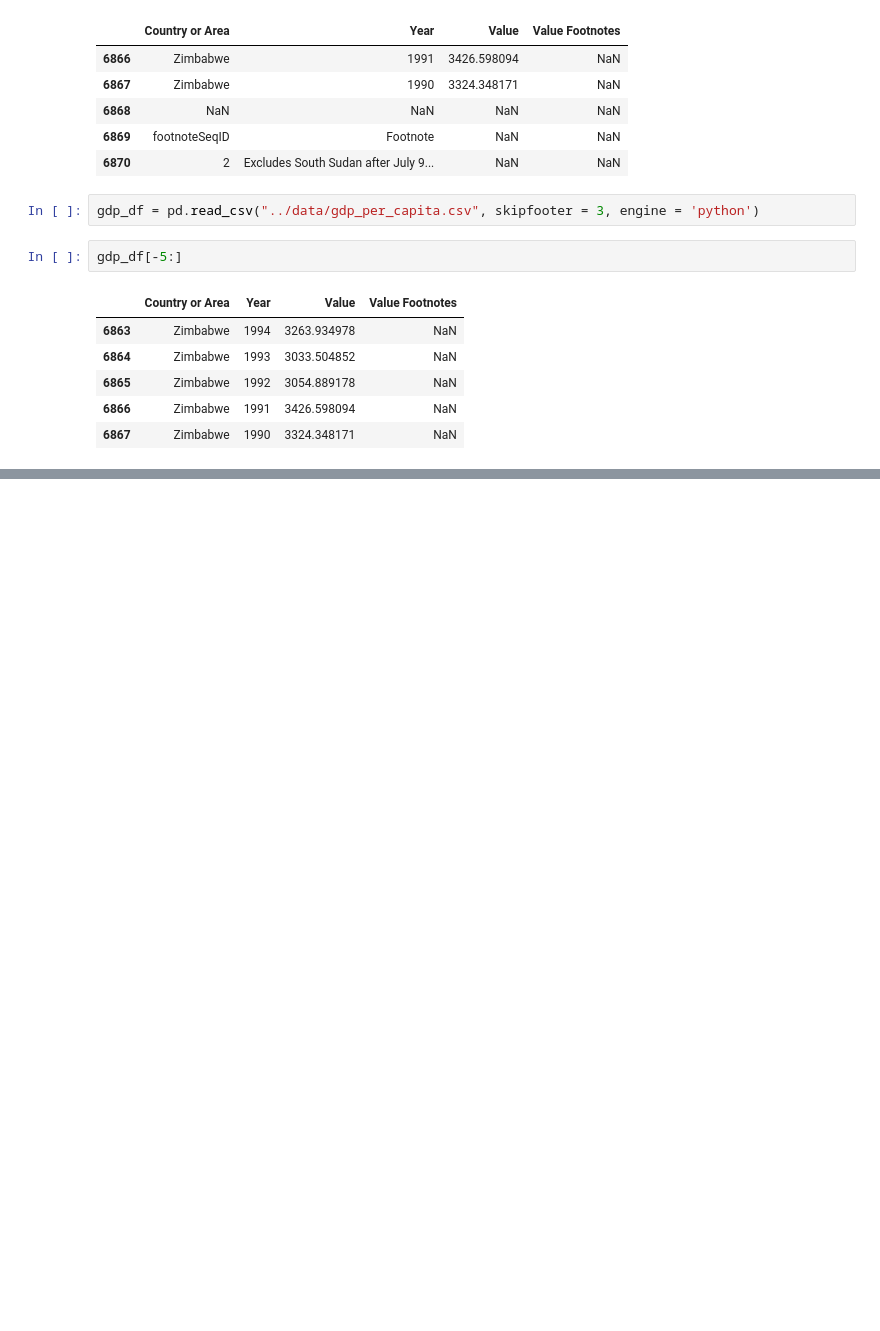
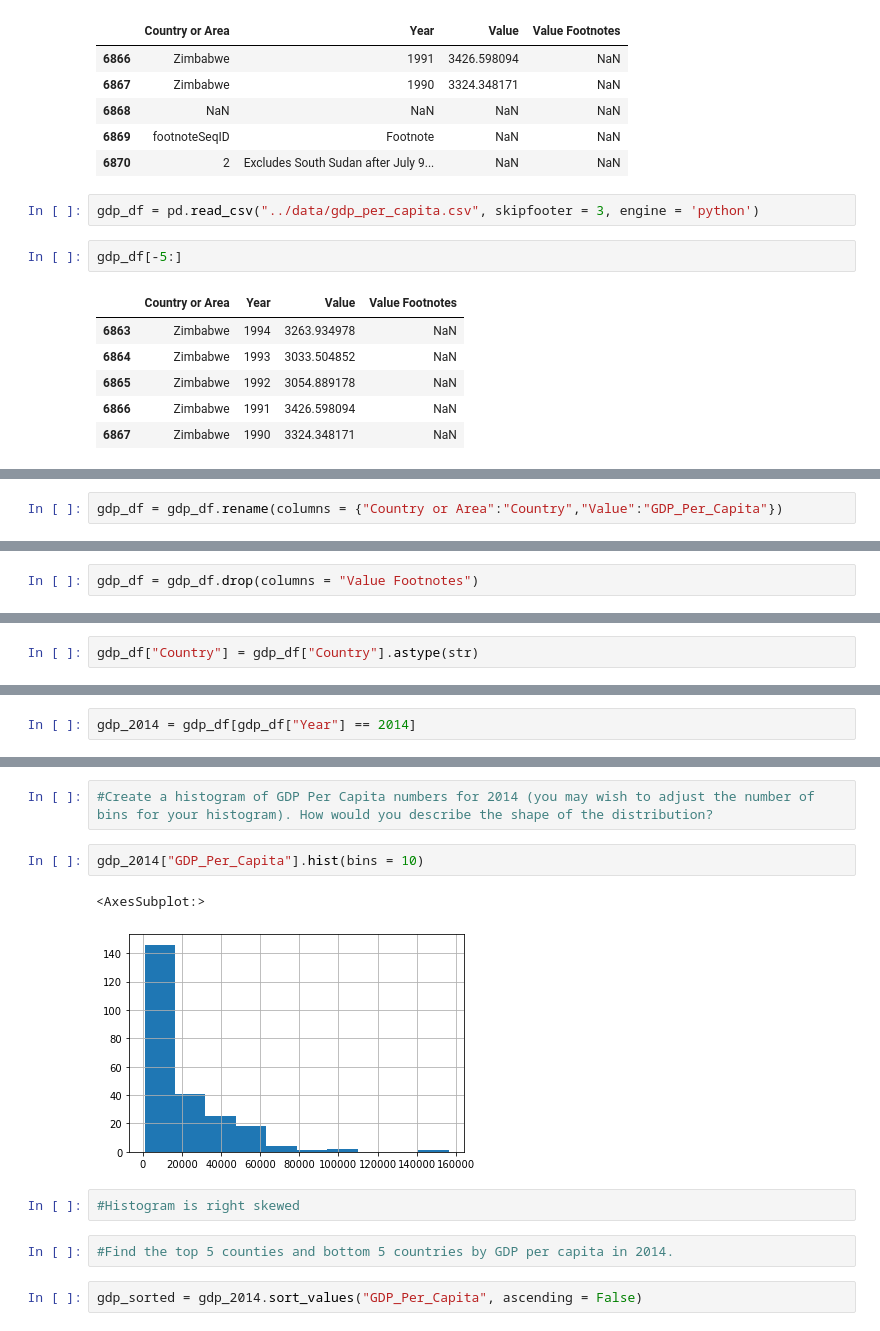
Before and after one commit to nss-data-science-cohort-5/un_exploration-jacob-parks98, a Jupyter notebook: notebooks/UN_Data_Exploration.ipynb, the cells around one changed output, grey strips where cells are left out. Drawn from its saved outputs; the diff is of its cells as text; blank space fills up the shorter version.

```diff
--- a/notebooks/UN_Data_Exploration.ipynb
+++ b/notebooks/UN_Data_Exploration.ipynb
@@ -43,0 +51,2 @@ gdp_df[-5:]
+# %%
+gdp_df = gdp_df.rename(columns = {"Country or Area":"Country","Value":"GDP_Per_Capita"})
@@ -43,0 +69,2 @@ gdp_df[-5:]
+# %%
+gdp_df = gdp_df.drop(columns = "Value Footnotes")
@@ -43,0 +102,2 @@ gdp_df[-5:]
+# %%
+gdp_df["Country"] = gdp_df["Country"].astype(str)
@@ -43,0 +169,2 @@ gdp_df[-5:]
+# %%
+gdp_2014 = gdp_df[gdp_df["Year"] == 2014]
@@ -43,0 +201,13 @@ gdp_df[-5:]
+# %%
+#Create a histogram of GDP Per Capita numbers for 2014 (you may wish to adjust the number of bins for your histogram). How would you describe the shape of the distribution?
+# %%
+gdp_2014["GDP_Per_Capita"].hist(bins = 10)
+# %% [output]
+<AxesSubplot:>
+[figure, added]
+# %%
+#Histogram is right skewed
+# %%
+#Find the top 5 counties and bottom 5 countries by GDP per capita in 2014.
+# %%
+gdp_sorted = gdp_2014.sort_values("GDP_Per_Capita", ascending = False)
```
Also changed, not shown: parts of 32 cells of this notebook.
